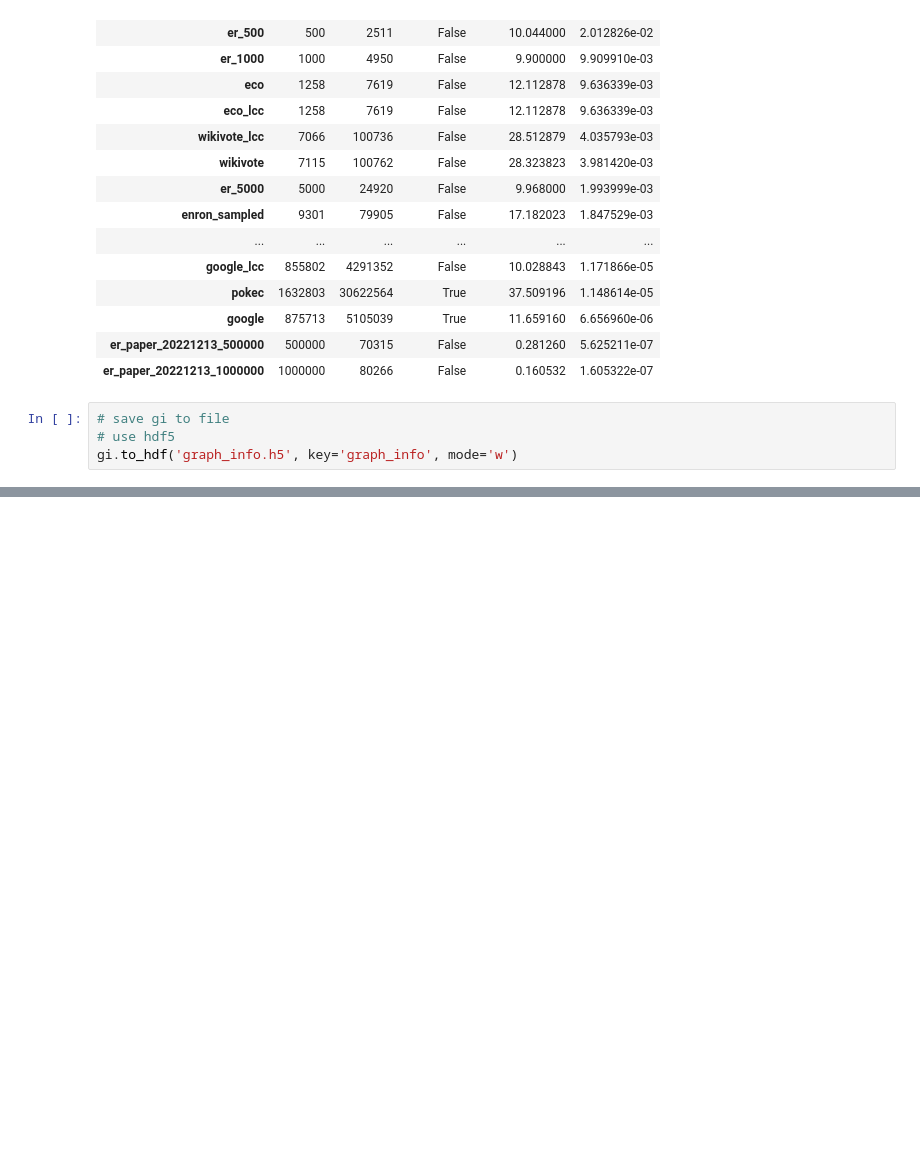
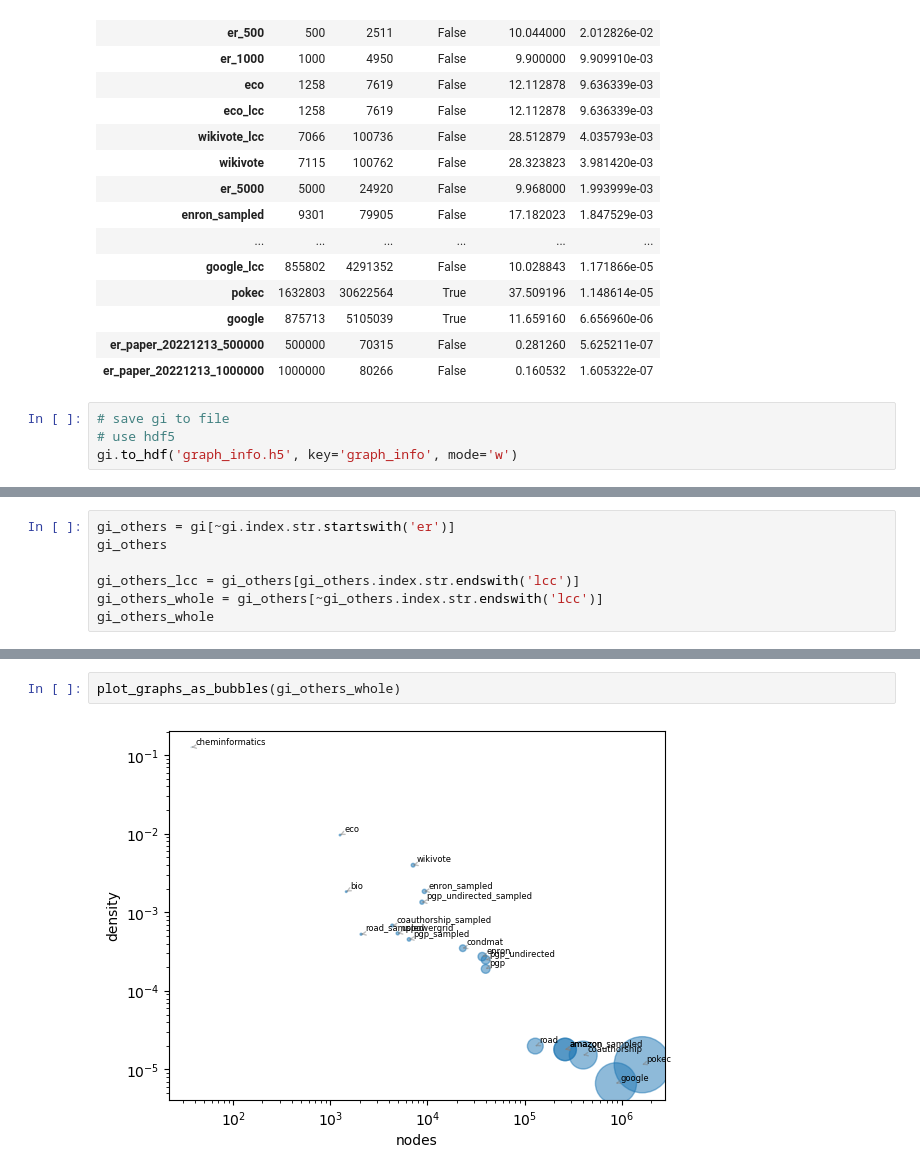
Before and after one commit to tddschn/easygraph-bench, a Jupyter notebook: explorations/graph_info_viz.ipynb, the cells around one changed output, grey strips where cells are left out. Saved outputs shown, nothing was run; the diff lists cells and outputs as text; blank space fills up the shorter version.

```diff
--- a/explorations/graph_info_viz.ipynb
+++ b/explorations/graph_info_viz.ipynb
@@ -154,0 +168,7 @@ gi.to_hdf('graph_info.h5', key='graph_info', mode='w')
+# %%
+gi_others = gi[~gi.index.str.startswith('er')]
+gi_others
+
+gi_others_lcc = gi_others[gi_others.index.str.endswith('lcc')]
+gi_others_whole = gi_others[~gi_others.index.str.endswith('lcc')]
+gi_others_whole
@@ -163,0 +216,4 @@ plt.show()
+# %%
+plot_graphs_as_bubbles(gi_others_whole)
+# %% [output]
+[figure, added]
```
Also changed, not shown: parts of 4 cells of this notebook.
